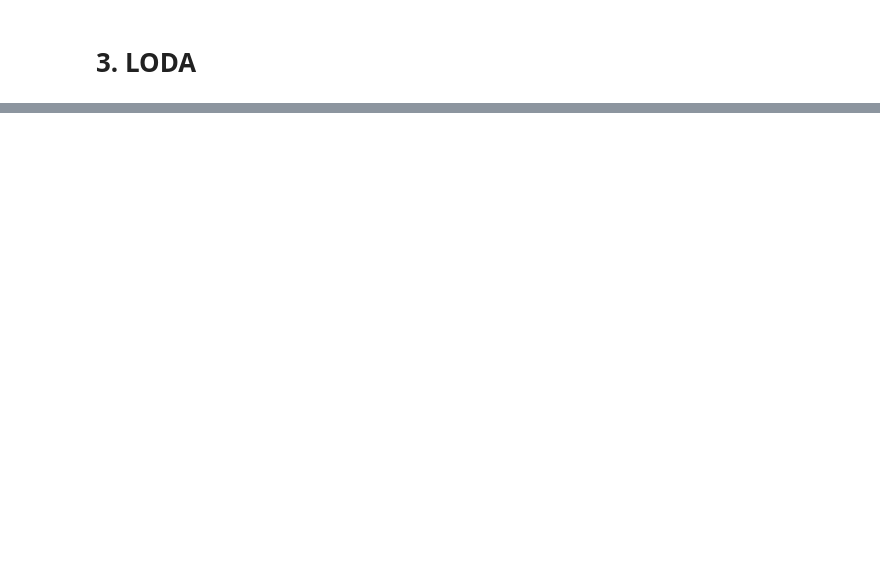
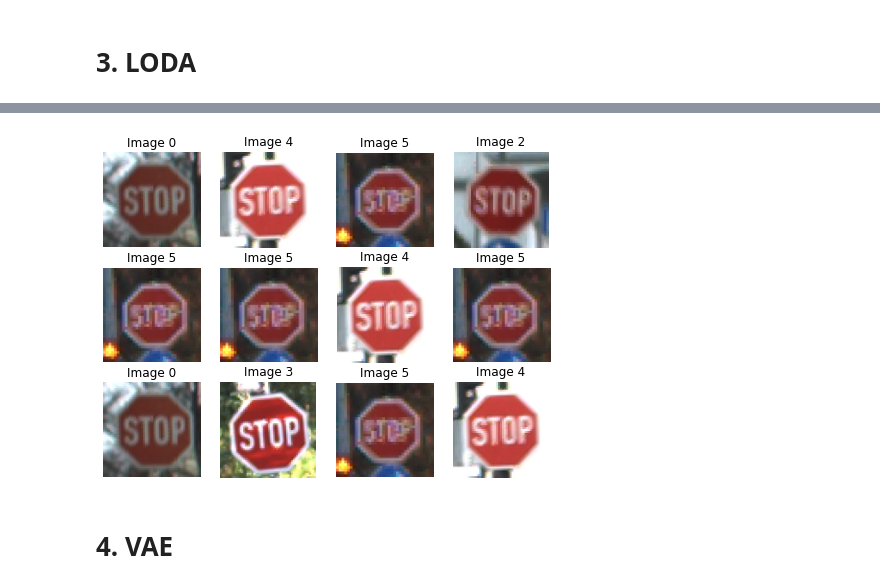
Before and after one commit to nbelhidane/Stop-Sign-Outlier-Detection, a Jupyter notebook: notebook_dataset_pyod.ipynb, the cells around one changed output, grey strips where cells are left out. Cells and saved outputs as stored; diff of their text form; code cells hidden in the pictures; blank space fills up the shorter version.

```diff
--- a/notebook_dataset_pyod.ipynb
+++ b/notebook_dataset_pyod.ipynb
@@ -261,0 +255,3 @@ for i in range(grid_m):
+# %%
+preds_loda = model_loda.predict(df_test.iloc[:,2:])
+df_test.iloc[:,[0,1]][preds_loda==1]
@@ -261,0 +266,14 @@ for i in range(grid_m):
+# %%
+loda_res = df_test.iloc[:,[0,1]][preds_loda==1].reset_index(drop=True)
+rand_grid = np.random.randint(loda_res.shape[0], size=[grid_m,grid_n])
+
+f0, cell0 = plt.subplots(grid_m, grid_n, figsize=(8,6))
+for i in range(grid_m):
+    for j in range(grid_n):
+        cell0[i, j].imshow(loda_res['ppm_image'][rand_grid[i,j]])
+        cell0[i, j].axis('off')
+        cell0[i, j].set_title('Image {}'.format(rand_grid[i,j]))
+# %% [output]
+[figure, added]
+# %% [markdown]
+# 4. VAE
```
Also changed, not shown: parts of 24 cells of this notebook.
